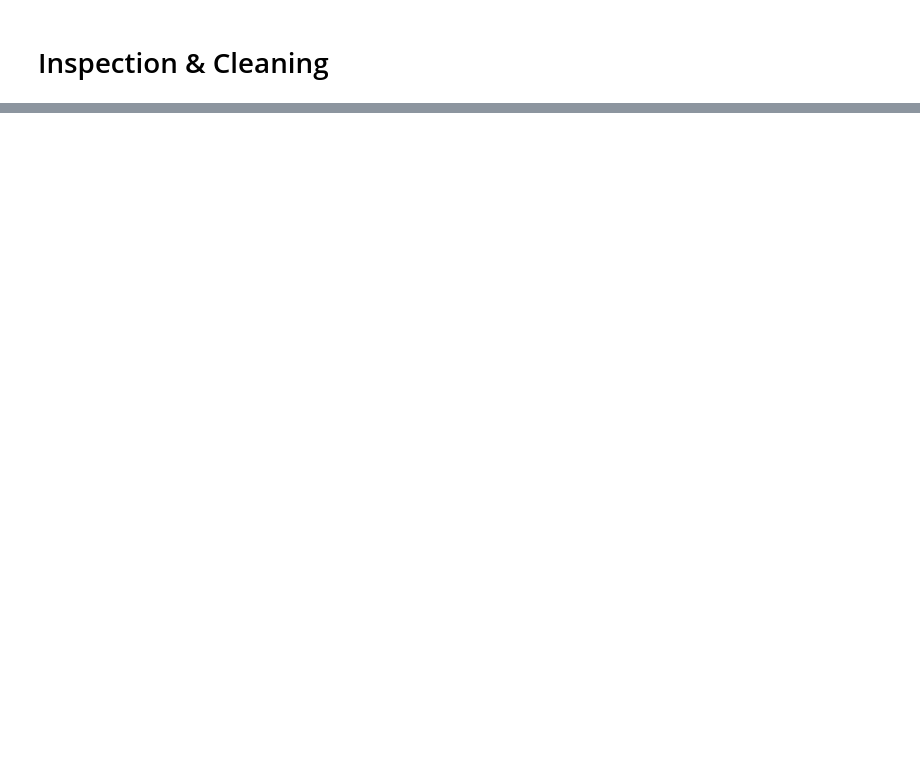
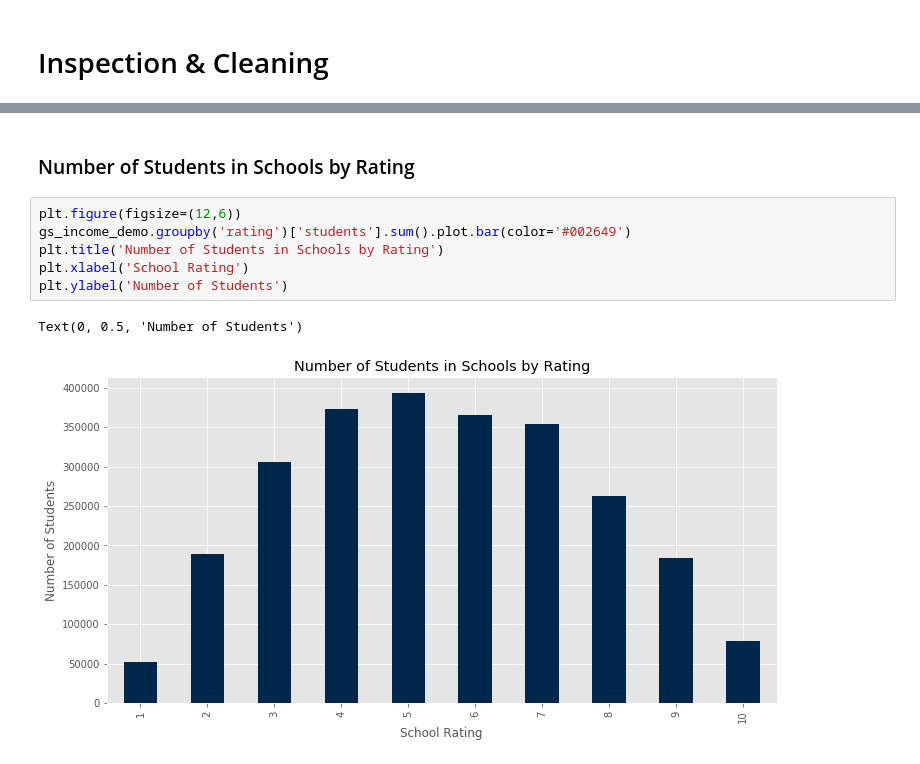
Before and after one commit to jordanrunge/greatschools_rating_analysis, a Jupyter notebook: great_schools_web_scrapping_project.ipynb, the cells around one changed output, grey strips where cells are left out. Saved outputs shown, nothing was run; the diff lists cells and outputs as text; blank space fills up the shorter version.

```diff
--- a/great_schools_web_scrapping_project.ipynb
+++ b/great_schools_web_scrapping_project.ipynb
@@ -109,0 +500,11 @@ plt.style.use('ggplot')
+# %% [markdown]
+### Number of Students in Schools by Rating
+# %%
+plt.figure(figsize=(12,6))
+gs_income_demo.groupby('rating')['students'].sum().plot.bar(color='#002649')
+plt.title('Number of Students in Schools by Rating')
+plt.xlabel('School Rating')
+plt.ylabel('Number of Students')
+# %% [output]
+Text(0, 0.5, 'Number of Students')
+[figure, added]
```
Also changed, not shown: parts of 75 cells of this notebook, 1 other file.
